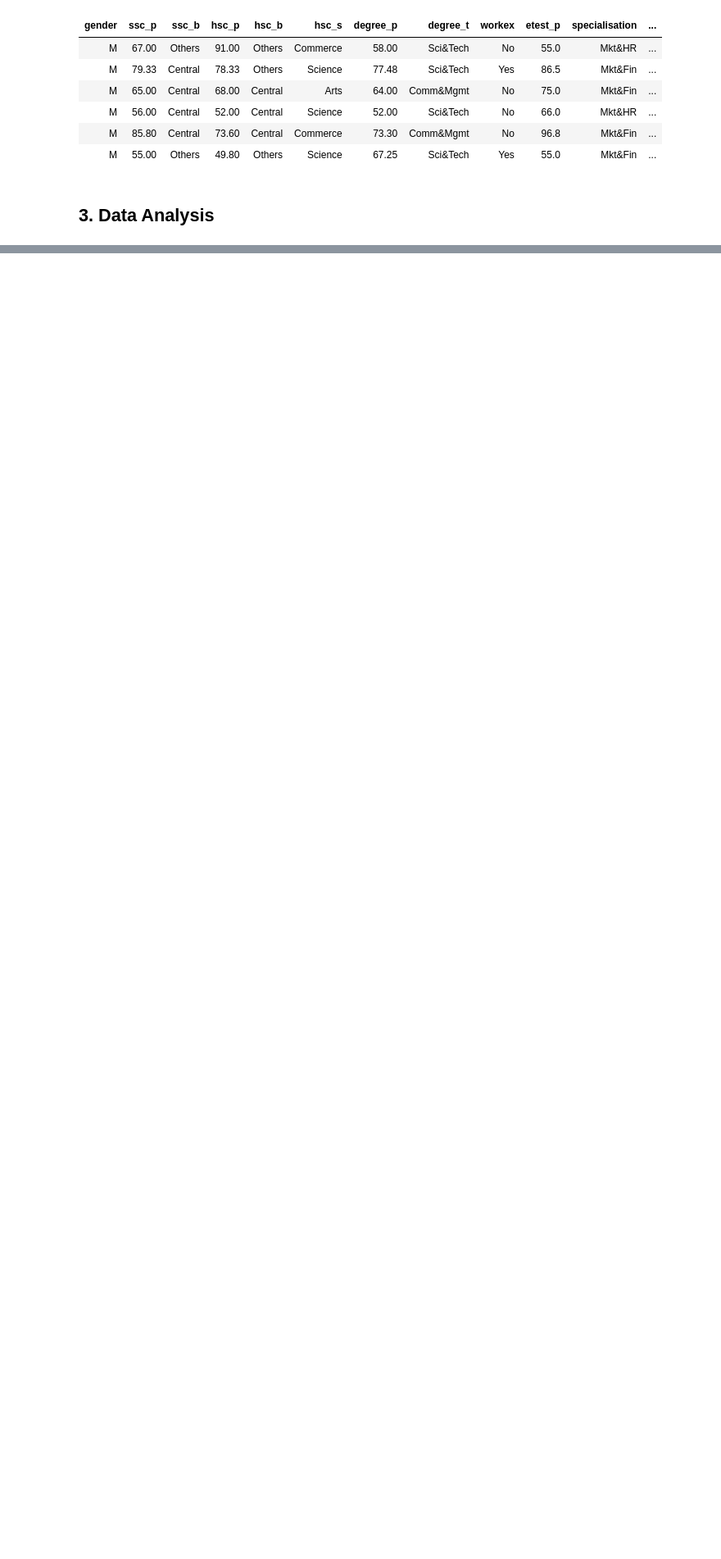
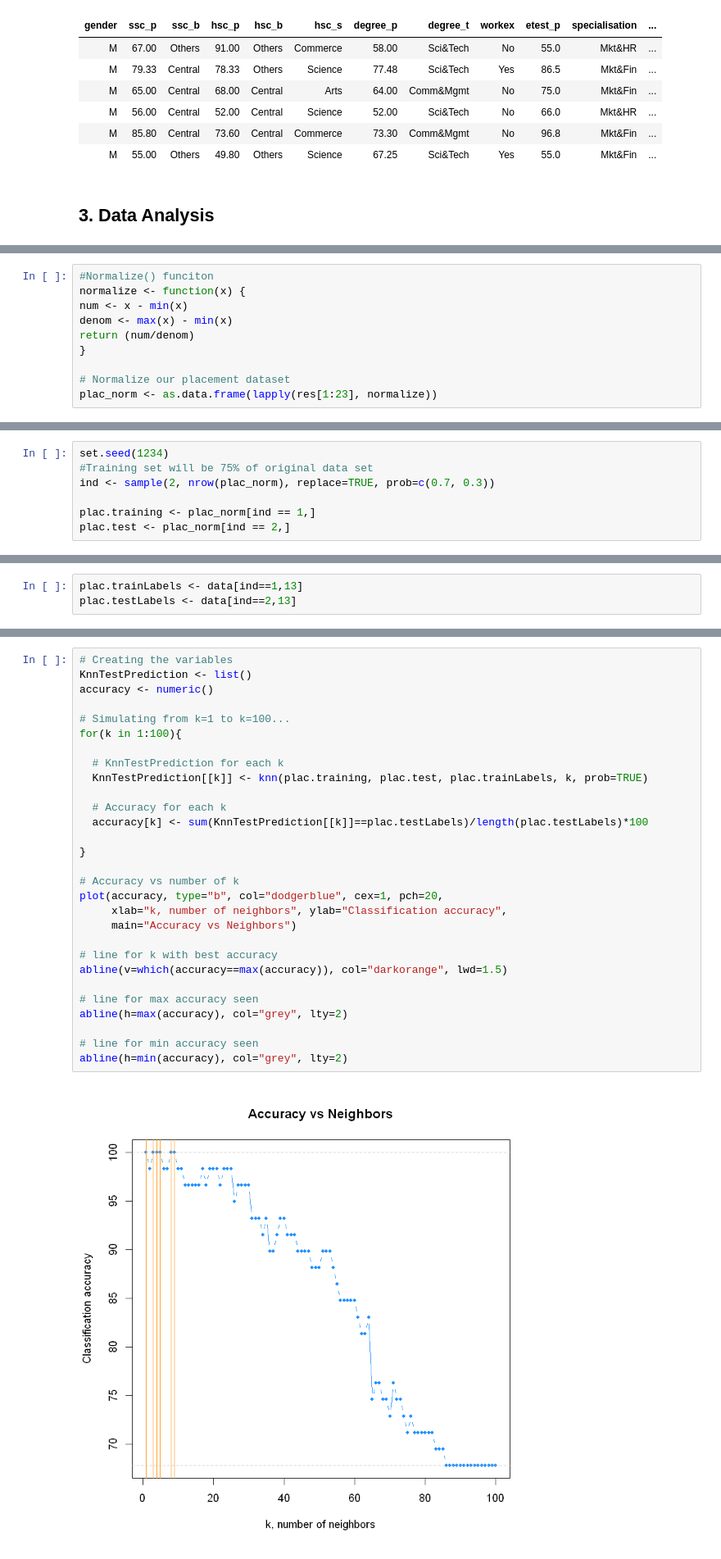
Before and after one commit to pedromvasconcelos/pbg-pmv, a Jupyter notebook: CA5/ca5_R_predictive_model.ipynb, the cells around one changed output, grey strips where cells are left out. Shown at 82% size. Cells and saved outputs as stored; diff of their text form; blank space fills up the shorter version.

```diff
--- a/CA5/ca5_R_predictive_model.ipynb
+++ b/CA5/ca5_R_predictive_model.ipynb
@@ -530,0 +228,10 @@ The final value used for the model was maxdepth = 1.
+# %%
+#Normalize() funciton
+normalize <- function(x) {
+num <- x - min(x)
+denom <- max(x) - min(x)
+return (num/denom)
+}
+
+# Normalize our placement dataset
+plac_norm <- as.data.frame(lapply(res[1:23], normalize))
@@ -530,0 +241,7 @@ The final value used for the model was maxdepth = 1.
+# %%
+set.seed(1234)
+#Training set will be 75% of original data set
+ind <- sample(2, nrow(plac_norm), replace=TRUE, prob=c(0.7, 0.3))
+
+plac.training <- plac_norm[ind == 1,]
+plac.test <- plac_norm[ind == 2,]
@@ -530,0 +250,3 @@ The final value used for the model was maxdepth = 1.
+# %%
+plac.trainLabels <- data[ind==1,13]
+plac.testLabels <- data[ind==2,13]
@@ -530,0 +305,31 @@ The final value used for the model was maxdepth = 1.
+# %%
+# Creating the variables
+KnnTestPrediction <- list()
+accuracy <- numeric()
+
+# Simulating from k=1 to k=100...
+for(k in 1:100){
+
+  # KnnTestPrediction for each k
+  KnnTestPrediction[[k]] <- knn(plac.training, plac.test, plac.trainLabels, k, prob=TRUE)
+
+  # Accuracy for each k
+  accuracy[k] <- sum(KnnTestPrediction[[k]]==plac.testLabels)/length(plac.testLabels)*100
+
+}
+
+# Accuracy vs number of k
+plot(accuracy, type="b", col="dodgerblue", cex=1, pch=20,
+     xlab="k, number of neighbors", ylab="Classification accuracy",
+     main="Accuracy vs Neighbors")
+
+# line for k with best accuracy
+abline(v=which(accuracy==max(accuracy)), col="darkorange", lwd=1.5)
+
+# line for max accuracy seen
+abline(h=max(accuracy), col="grey", lty=2)
+
+# line for min accuracy seen
+abline(h=min(accuracy), col="grey", lty=2)
+# %% [output]
+[figure, added]
```
Also changed, not shown: parts of 44 cells of this notebook.
